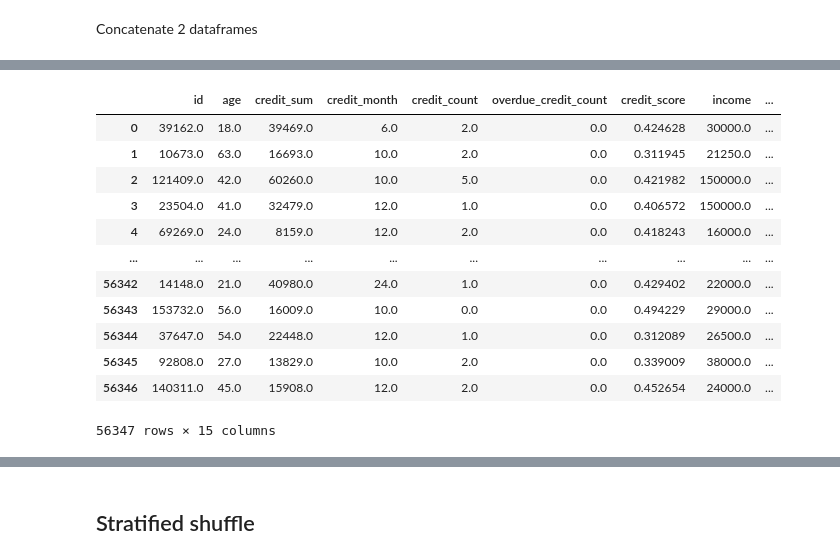
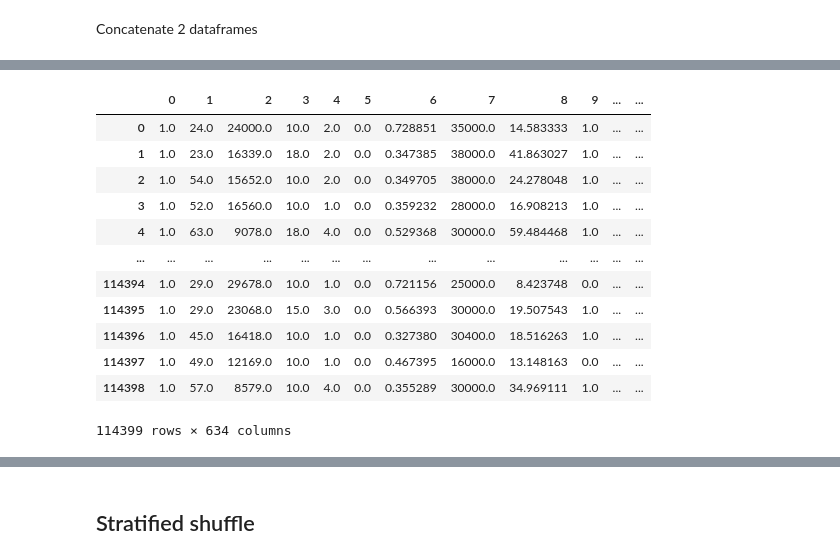
Before and after one commit to cosheimil/ml_learning, a Jupyter notebook: credits/credit.ipynb, the cells around one changed output, grey strips where cells are left out. Drawn from its saved outputs; the diff is of its cells as text; code cells hidden in the pictures.

```diff
--- a/credits/credit.ipynb
+++ b/credits/credit.ipynb
@@ -464,5 +486,14 @@ categorical_test_encoded
+# %%
+poly = PolynomialFeatures(degree=3)
+# %%
+y_train = number_train_imputed['opened']
+# %%
+number_test_imputed_poly = pd.DataFrame(poly.fit_transform(number_test_imputed))
+number_train_imputed_poly = pd.DataFrame(poly.fit_transform(number_train_imputed.drop(columns=['opened'])))
 # %% [markdown]
 Concatenate 2 dataframes
 # %%
 df_train_prepared = pd.concat([number_train_imputed, categorical_train_encoded.astype(str)], axis=1).astype(dtype=float)
 df_train_imputed = pd.concat([number_train_imputed.astype(dtype=float), categorical_train.astype(str)], axis=1)
+df_train_poly = pd.concat([number_train_imputed_poly, categorical_train_encoded.astype(str), y_train], axis=1).astype(dtype=float)
+df_train_poly_ne = pd.concat([number_train_imputed_poly, categorical_train.astype(str), y_train], axis=1)
@@ -488,16 +504,16 @@ df_test_imputed = pd.concat([number_test_imputed, categorical_test.astype(dtype=
-# %%
-df_test_imputed
-# %% [output]
-|  | id | age | credit_sum | credit_month | credit_count | overdue_credit_count | credit_score | income | ... |
-| 0 | 39162.0 | 18.0 | 39469.0 | 6.0 | 2.0 | 0.0 | 0.424628 | 30000.0 | ... |
-| 1 | 10673.0 | 63.0 | 16693.0 | 10.0 | 2.0 | 0.0 | 0.311945 | 21250.0 | ... |
-| 2 | 121409.0 | 42.0 | 60260.0 | 10.0 | 5.0 | 0.0 | 0.421982 | 150000.0 | ... |
-| 3 | 23504.0 | 41.0 | 32479.0 | 12.0 | 1.0 | 0.0 | 0.406572 | 150000.0 | ... |
-| 4 | 69269.0 | 24.0 | 8159.0 | 12.0 | 2.0 | 0.0 | 0.418243 | 16000.0 | ... |
-| ... | ... | ... | ... | ... | ... | ... | ... | ... | ... |
-| 56342 | 14148.0 | 21.0 | 40980.0 | 24.0 | 1.0 | 0.0 | 0.429402 | 22000.0 | ... |
-| 56343 | 153732.0 | 56.0 | 16009.0 | 10.0 | 0.0 | 0.0 | 0.494229 | 29000.0 | ... |
-| 56344 | 37647.0 | 54.0 | 22448.0 | 12.0 | 1.0 | 0.0 | 0.312089 | 26500.0 | ... |
-| 56345 | 92808.0 | 27.0 | 13829.0 | 10.0 | 2.0 | 0.0 | 0.339009 | 38000.0 | ... |
-| 56346 | 140311.0 | 45.0 | 15908.0 | 12.0 | 2.0 | 0.0 | 0.452654 | 24000.0 | ... |
-56347 rows × 15 columns
+# %%
+df_train_poly
+# %% [output]
+|  | 0 | 1 | 2 | 3 | 4 | 5 | 6 | 7 | 8 | 9 | ... | ... |
+| 0 | 1.0 | 24.0 | 24000.0 | 10.0 | 2.0 | 0.0 | 0.728851 | 35000.0 | 14.583333 | 1.0 | ... | ... |
+| 1 | 1.0 | 23.0 | 16339.0 | 18.0 | 2.0 | 0.0 | 0.347385 | 38000.0 | 41.863027 | 1.0 | ... | ... |
+| 2 | 1.0 | 54.0 | 15652.0 | 10.0 | 2.0 | 0.0 | 0.349705 | 38000.0 | 24.278048 | 1.0 | ... | ... |
+| 3 | 1.0 | 52.0 | 16560.0 | 10.0 | 1.0 | 0.0 | 0.359232 | 28000.0 | 16.908213 | 1.0 | ... | ... |
+| 4 | 1.0 | 63.0 | 9078.0 | 18.0 | 4.0 | 0.0 | 0.529368 | 30000.0 | 59.484468 | 1.0 | ... | ... |
+| ... | ... | ... | ... | ... | ... | ... | ... | ... | ... | ... | ... | ... |
+| 114394 | 1.0 | 29.0 | 29678.0 | 10.0 | 1.0 | 0.0 | 0.721156 | 25000.0 | 8.423748 | 0.0 | ... | ... |
+| 114395 | 1.0 | 29.0 | 23068.0 | 15.0 | 3.0 | 0.0 | 0.566393 | 30000.0 | 19.507543 | 1.0 | ... | ... |
+| 114396 | 1.0 | 45.0 | 16418.0 | 10.0 | 1.0 | 0.0 | 0.327380 | 30400.0 | 18.516263 | 1.0 | ... | ... |
+| 114397 | 1.0 | 49.0 | 12169.0 | 10.0 | 1.0 | 0.0 | 0.467395 | 16000.0 | 13.148163 | 0.0 | ... | ... |
+| 114398 | 1.0 | 57.0 | 8579.0 | 10.0 | 4.0 | 0.0 | 0.355289 | 30000.0 | 34.969111 | 1.0 | ... | ... |
+114399 rows × 634 columns
```
Also changed, not shown: parts of 32 cells of this notebook, 2 other files.
